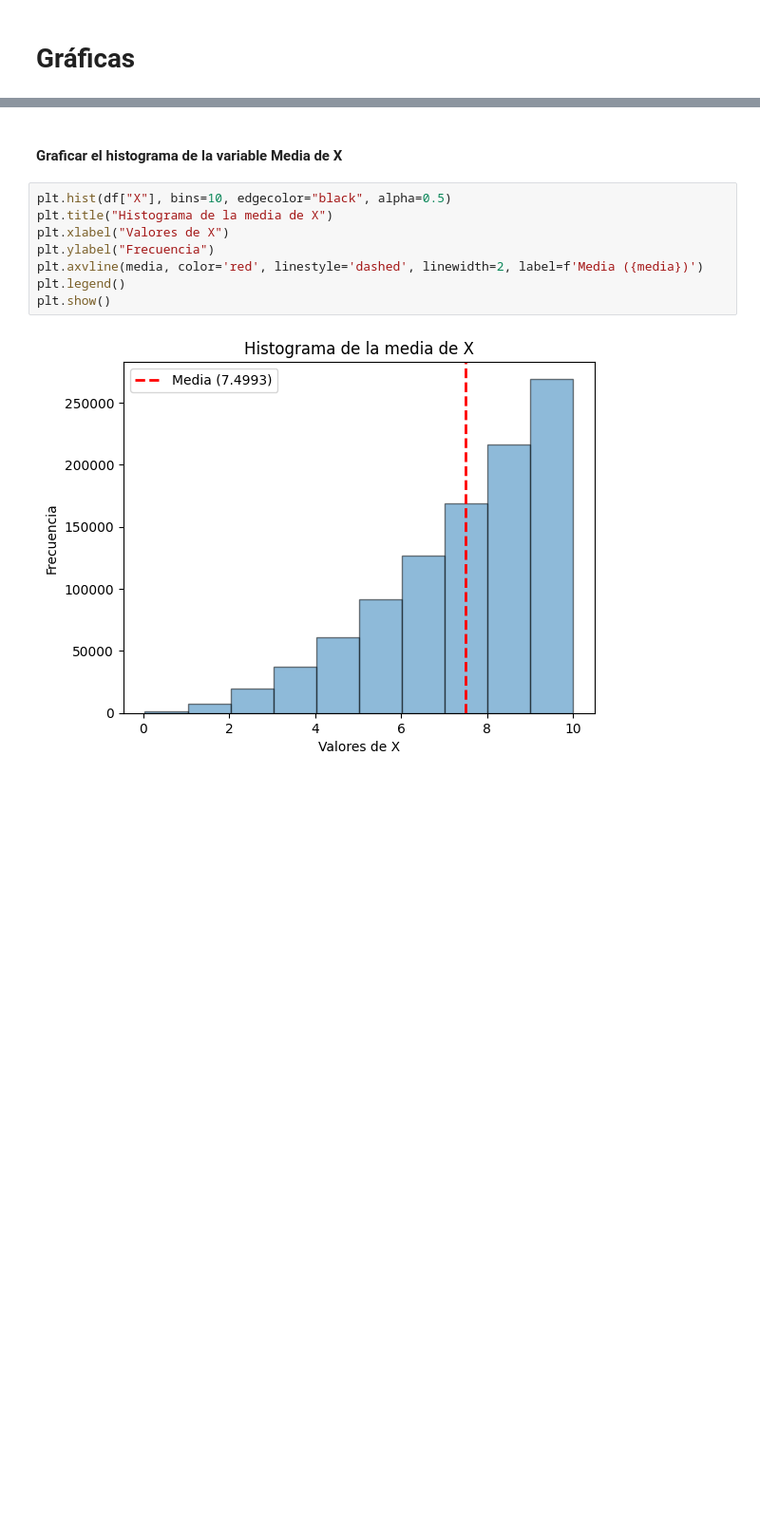
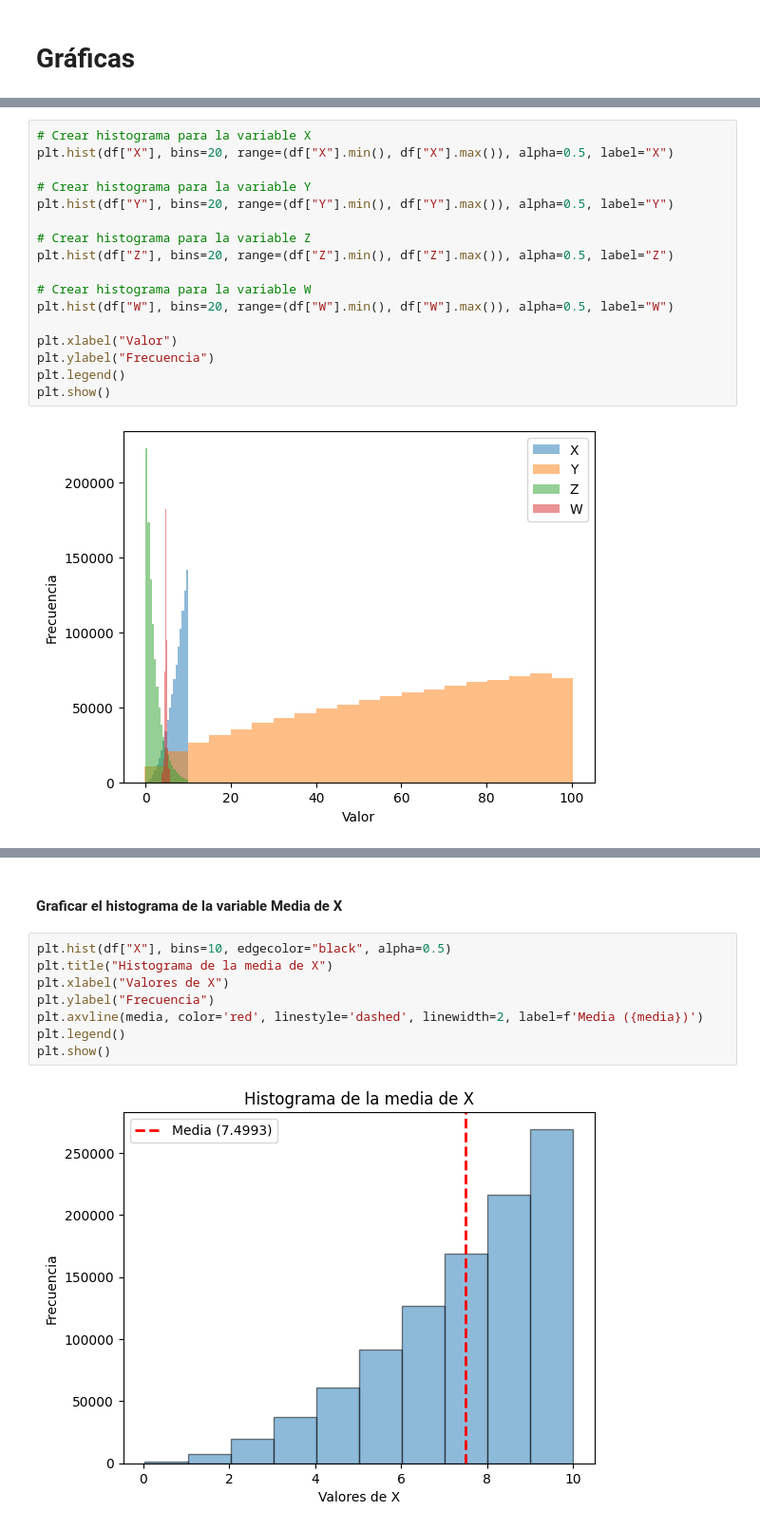
Before and after one commit to MartinPaGarcia/Developer_Personal_Projects, a Jupyter notebook: Python/Tec/Semestre 8/Ciencia de Datos/Tareas/Palomares_Martin_dataframe.ipynb, the cells around one changed output, grey strips where cells are left out. Shown at 95% size. Drawn from its saved outputs; the diff is of its cells as text; blank space fills up the shorter version.

```diff
--- a/Python/Tec/Semestre 8/Ciencia de Datos/Tareas/Palomares_Martin_dataframe.ipynb
+++ b/Python/Tec/Semestre 8/Ciencia de Datos/Tareas/Palomares_Martin_dataframe.ipynb
@@ -64,0 +145,19 @@ datos_3 = df[df["W"] > 0]
+# %%
+# Crear histograma para la variable X
+plt.hist(df["X"], bins=20, range=(df["X"].min(), df["X"].max()), alpha=0.5, label="X")
+
+# Crear histograma para la variable Y
+plt.hist(df["Y"], bins=20, range=(df["Y"].min(), df["Y"].max()), alpha=0.5, label="Y")
+
+# Crear histograma para la variable Z
+plt.hist(df["Z"], bins=20, range=(df["Z"].min(), df["Z"].max()), alpha=0.5, label="Z")
+
+# Crear histograma para la variable W
+plt.hist(df["W"], bins=20, range=(df["W"].min(), df["W"].max()), alpha=0.5, label="W")
+
+plt.xlabel("Valor")
+plt.ylabel("Frecuencia")
+plt.legend()
+plt.show()
+# %% [output]
+[figure, added]
```
Also changed, not shown: parts of 22 cells of this notebook.
